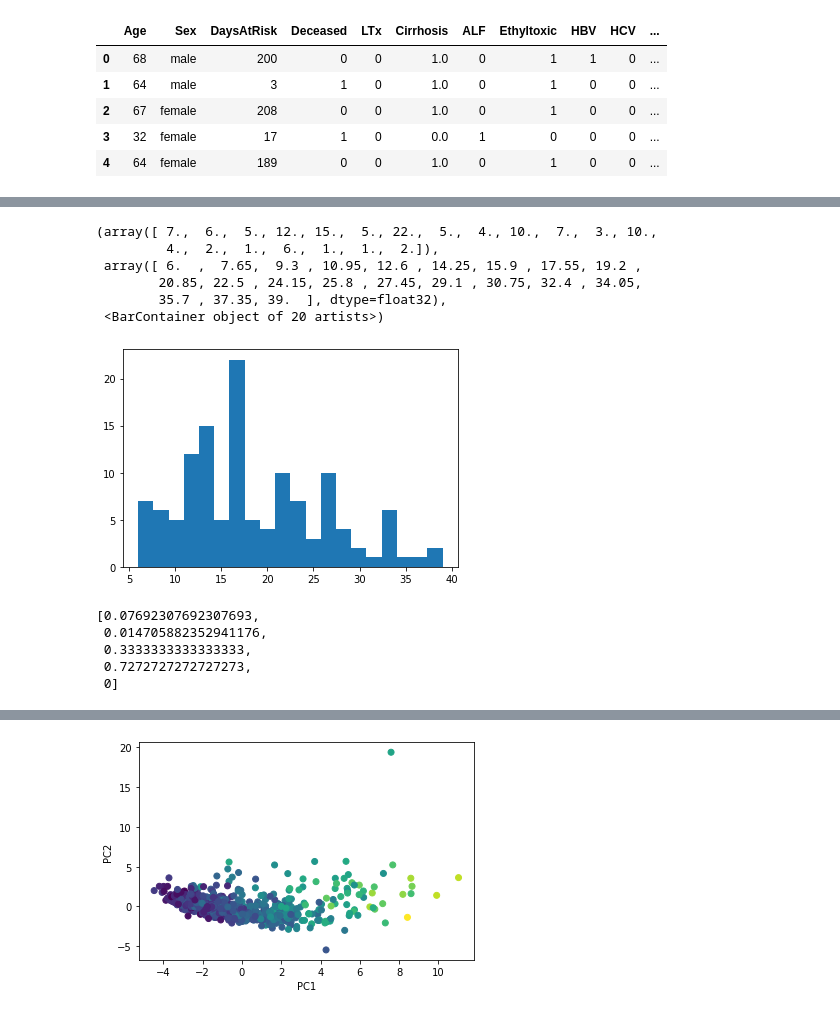
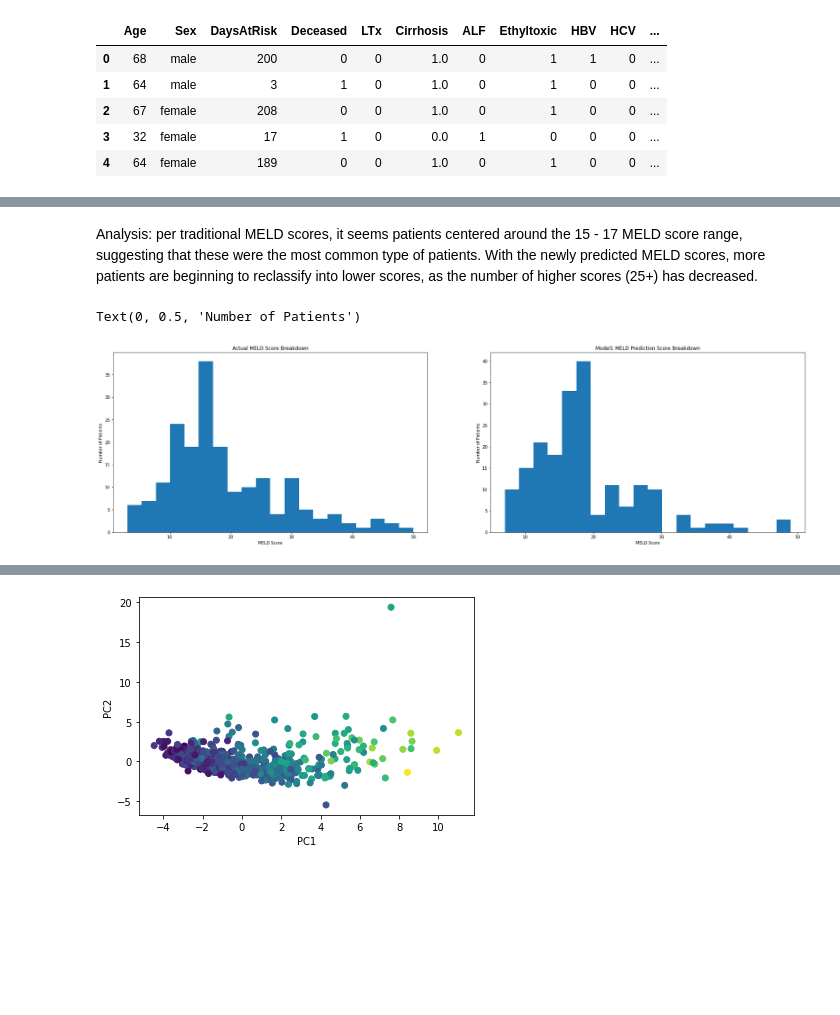
Before and after one commit to wisniemj/CS8321, a Jupyter notebook: finalPaper/finalPaper.ipynb, the cells around one changed output, grey strips where cells are left out. Drawn from its saved outputs; the diff is of its cells as text; code cells hidden in the pictures; blank space fills up the shorter version.

```diff
--- a/finalPaper/finalPaper.ipynb
+++ b/finalPaper/finalPaper.ipynb
@@ -287,20 +364,23 @@ binary_cols = [col for col in final_df.columns if len(final_df[col].unique()) <=
 # %%
-from sklearn.model_selection import train_test_split
-
-#Goal of improving on original meld for now.
-#Meld3 is used primarily for transplant, meldNA is used for Cirrhosis: #https://www.mdcalc.com/calc/10437/model-end-stage-liver-disease-meld#evidence
+# target MELD, but can switch out for any other MELD variant
 y = final_df_normalized['MELD'].copy(deep=True)
 y = target_scaler.fit_transform(np.array(y).reshape(-1, 1))
 
-#Trim columns to use for training
-#Removing days at risk, deceased,
-#fields = ['Age','Sex','Cirrhosis','ALF','Ethyltoxic','HBV','HCV','INR_C','NA_S','P_S','','','','']
+# X dataset should not include MELD scores and should be scaled at this point
 X = final_df_normalized.copy(deep=True)
 X = X.drop(["MELD", "MELD3", "MELDNA"], axis=1)
 X_non_binary = pd.DataFrame(feature_scaler.fit_transform(X[non_binary_cols]), columns=non_binary_cols)
 X = pd.concat([X[binary_cols], X_non_binary], axis=1)
 
-X_train, X_test, y_train, y_test = train_test_split(X, y, test_size=0.2, random_state=7)
+# set model variables
+test_size = 0.3
+random_state = 7
+epochs = 500
+verbose = 0
+batch_size = 32
+
+# split X, y
+X_train, X_test, y_train, y_test = train_test_split(X, y, test_size=test_size, random_state=random_state)
 X_train = tf.convert_to_tensor(X_train)
 X_test = tf.convert_to_tensor(X_test)
 y_train = tf.convert_to_tensor(y_train)
@@ -353,11 +441,19 @@ plt.hist(np.array(y_test), bins=20)
-# %%
-plt.hist(y_pred_seq, bins=20)
-# %% [output]
-(array([ 7.,  6.,  5., 12., 15.,  5., 22.,  5.,  4., 10.,  7.,  3., 10.,
-         4.,  2.,  1.,  6.,  1.,  1.,  2.]),
- array([ 6.  ,  7.65,  9.3 , 10.95, 12.6 , 14.25, 15.9 , 17.55, 19.2 ,
-        20.85, 22.5 , 24.15, 25.8 , 27.45, 29.1 , 30.75, 32.4 , 34.05,
-        35.7 , 37.35, 39.  ], dtype=float32),
- <BarContainer object of 20 artists>)
-[figure, removed]
+# %% [markdown]
+Analysis: per traditional MELD scores, it seems patients centered around the 15 - 17 MELD score range, suggesting that these were the most common type of patients.  With the newly predicted MELD scores, more patients are beginning to reclassify into lower scores, as the number of higher scores (25+) has decreased.
+# %%
+# MELD distribution breakdown
+fig, ax = plt.subplots(1, 2, figsize=(30, 8))
+
+ax[0].hist(np.array(y_test), bins=20)
+ax[0].set_title("Actual MELD Score Breakdown")
+ax[0].set_xlabel("MELD Score")
+ax[0].set_ylabel("Number of Patients")
+
+ax[1].hist(y_pred_seq, bins=20)
+ax[1].set_title("Model1 MELD Prediction Score Breakdown")
+ax[1].set_xlabel("MELD Score")
+ax[1].set_ylabel("Number of Patients")
+# %% [output]
+Text(0, 0.5, 'Number of Patients')
+[figure, added]
 # %%
@@ -370,8 +462,0 @@ MELDNA_acc = meld_acc(final_df_normalized, meld_column="MELDNA")
-# %%
-prediction_accuracy
-# %% [output]
-[0.07692307692307693,
- 0.014705882352941176,
- 0.3333333333333333,
- 0.7272727272727273,
- 0]
```
Also changed, not shown: parts of 60 cells of this notebook.
